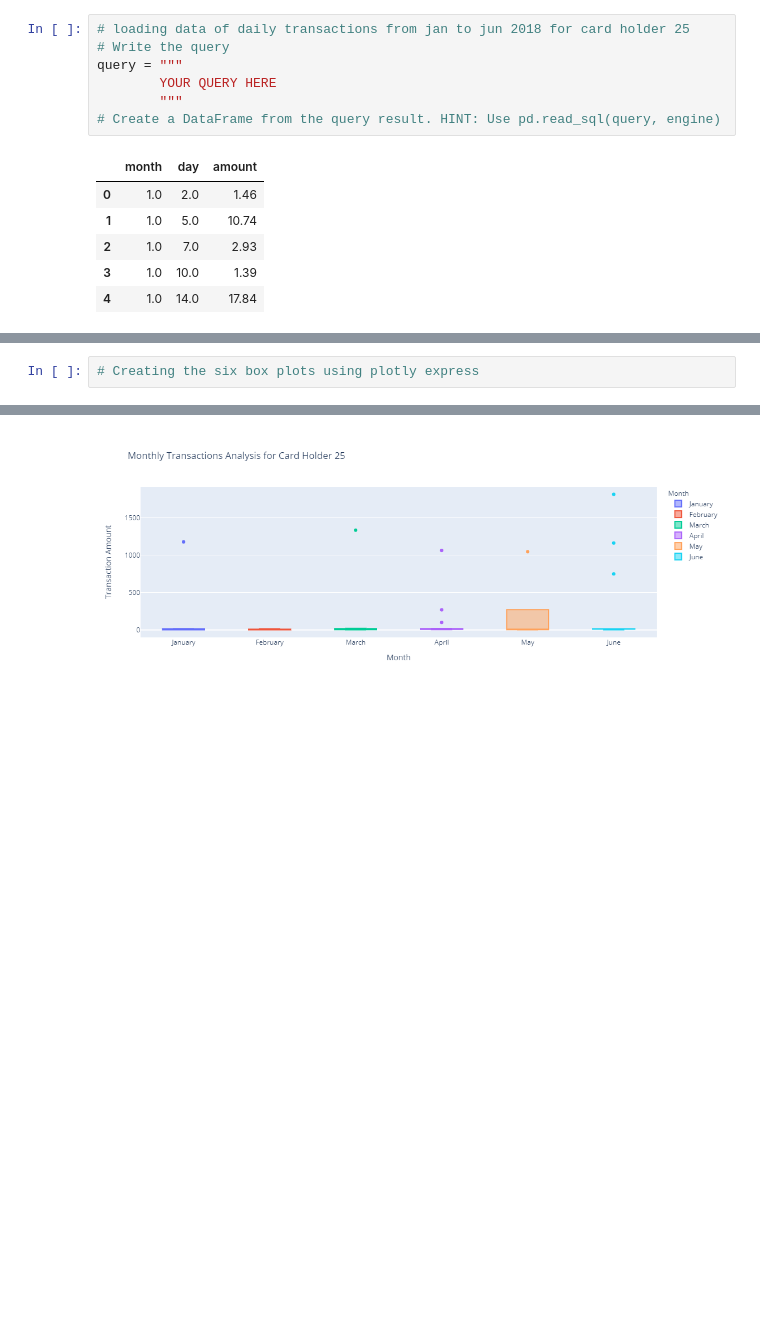
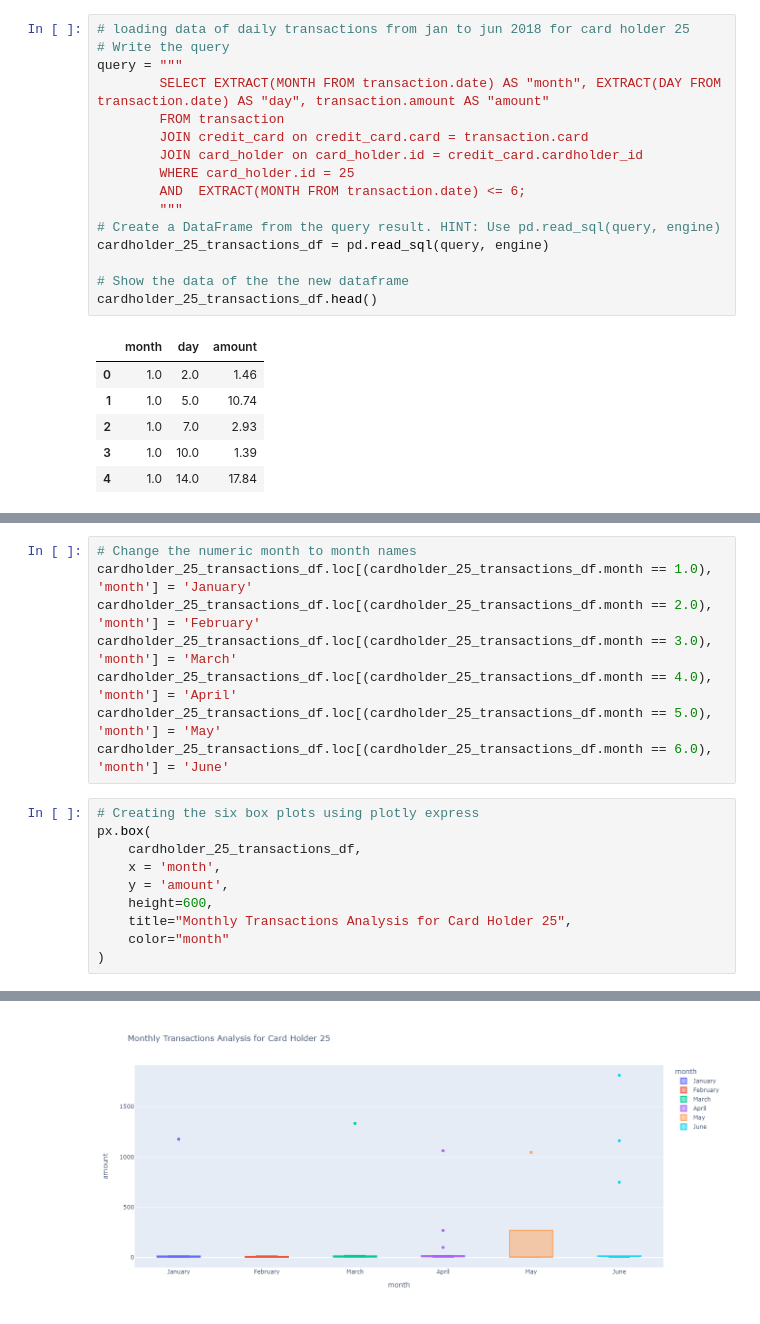
Before and after one commit to apfreeman/Unit-7-Homework-Assignment-Looking-for-Suspicious-Transactions, a Jupyter notebook: Starter_Files/visual_data_analysis.ipynb, the cells around one changed output, grey strips where cells are left out. Saved outputs shown, nothing was run; the diff lists cells and outputs as text; blank space fills up the shorter version.

```diff
--- a/Starter_Files/visual_data_analysis.ipynb
+++ b/Starter_Files/visual_data_analysis.ipynb
@@ -83,9 +84,18 @@ The CEO of the biggest customer of the firm suspects that someone has used her c
 # loading data of daily transactions from jan to jun 2018 for card holder 25
 # Write the query
 query = """
-        YOUR QUERY HERE
+        SELECT EXTRACT(MONTH FROM transaction.date) AS "month", EXTRACT(DAY FROM transaction.date) AS "day", transaction.amount AS "amount"
+        FROM transaction
+        JOIN credit_card on credit_card.card = transaction.card
+        JOIN card_holder on card_holder.id = credit_card.cardholder_id
+        WHERE card_holder.id = 25
+        AND  EXTRACT(MONTH FROM transaction.date) <= 6;
         """
 # Create a DataFrame from the query result. HINT: Use pd.read_sql(query, engine)
+cardholder_25_transactions_df = pd.read_sql(query, engine)
+
+# Show the data of the the new dataframe
+cardholder_25_transactions_df.head()
 # %% [output]
 |  | month | day | amount |
 | 0 | 1.0 | 2.0 | 1.46 |
@@ -105,3 +106,19 @@ query = """
+# %%
+# Change the numeric month to month names
+cardholder_25_transactions_df.loc[(cardholder_25_transactions_df.month == 1.0), 'month'] = 'January'
+cardholder_25_transactions_df.loc[(cardholder_25_transactions_df.month == 2.0), 'month'] = 'February'
+cardholder_25_transactions_df.loc[(cardholder_25_transactions_df.month == 3.0), 'month'] = 'March'
+cardholder_25_transactions_df.loc[(cardholder_25_transactions_df.month == 4.0), 'month'] = 'April'
+cardholder_25_transactions_df.loc[(cardholder_25_transactions_df.month == 5.0), 'month'] = 'May'
+cardholder_25_transactions_df.loc[(cardholder_25_transactions_df.month == 6.0), 'month'] = 'June'
 # %%
 # Creating the six box plots using plotly express
+px.box(
+    cardholder_25_transactions_df,
+    x = 'month',
+    y = 'amount',
+    height=600,
+    title="Monthly Transactions Analysis for Card Holder 25",
+    color="month"
+)
 # %% [output]
@@ -109 +125 @@ query = """
-[figure, old version]
+[figure, new version]
```
Also changed, not shown: parts of 3 cells of this notebook, 3 other files.
